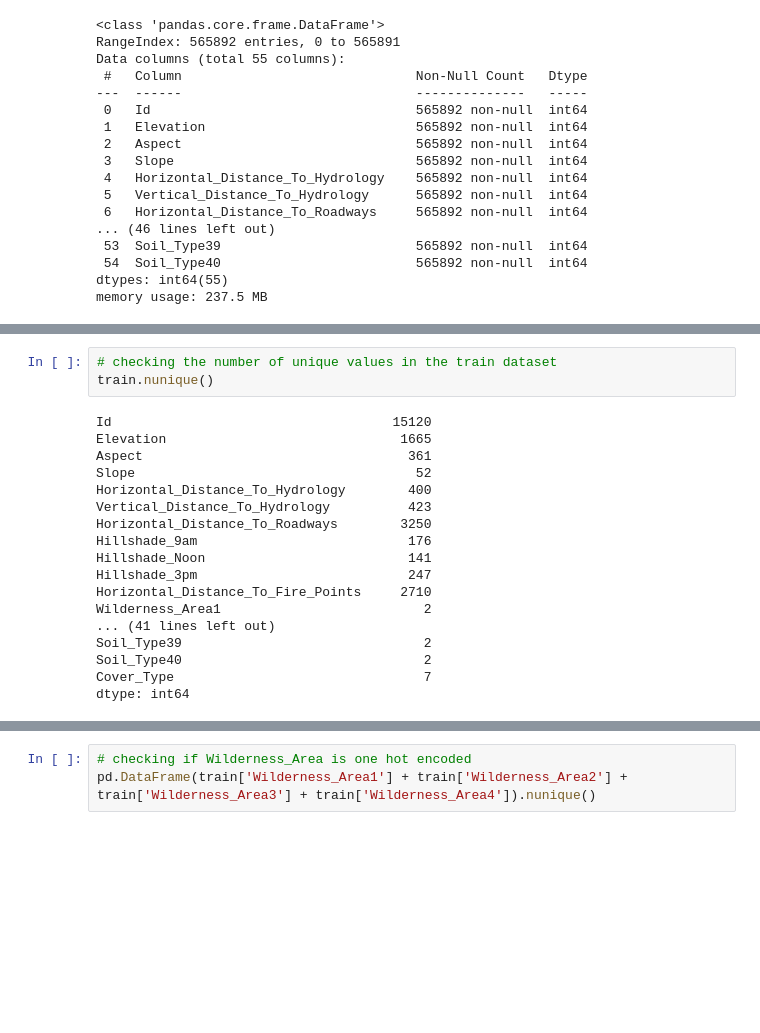
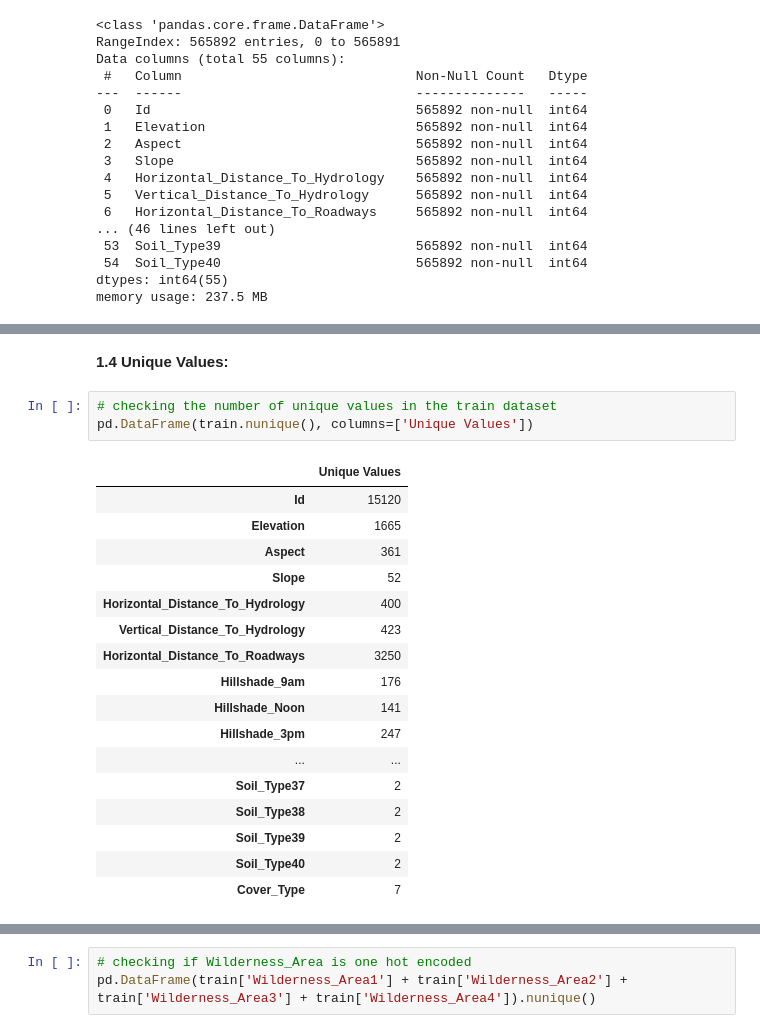
Before and after one commit to Behzad-h/forest_covertypes, a Jupyter notebook: forest_data_analysis.ipynb, the cells around one changed output, grey strips where cells are left out. Drawn from its saved outputs; the diff is of its cells as text; blank space fills up the shorter version.

```diff
--- a/forest_data_analysis.ipynb
+++ b/forest_data_analysis.ipynb
@@ -132,23 +136,25 @@ There is no missing values in the train and test sets.
+# %% [markdown]
+**1.4 Unique Values:**
 # %%
 # checking the number of unique values in the train dataset
-train.nunique()
+pd.DataFrame(train.nunique(), columns=['Unique Values'])
 # %% [output]
-Id                                    15120
-Elevation                              1665
-Aspect                                  361
-Slope                                    52
-Horizontal_Distance_To_Hydrology        400
-Vertical_Distance_To_Hydrology          423
-Horizontal_Distance_To_Roadways        3250
-Hillshade_9am                           176
-Hillshade_Noon                          141
-Hillshade_3pm                           247
-Horizontal_Distance_To_Fire_Points     2710
-Wilderness_Area1                          2
-... (41 lines left out)
-Soil_Type39                               2
-Soil_Type40                               2
-Cover_Type                                7
-dtype: int64
+|  | Unique Values |
+| Id | 15120 |
+| Elevation | 1665 |
+| Aspect | 361 |
+| Slope | 52 |
+| Horizontal_Distance_To_Hydrology | 400 |
+| Vertical_Distance_To_Hydrology | 423 |
+| Horizontal_Distance_To_Roadways | 3250 |
+| Hillshade_9am | 176 |
+| Hillshade_Noon | 141 |
+| Hillshade_3pm | 247 |
+| ... | ... |
+| Soil_Type37 | 2 |
+| Soil_Type38 | 2 |
+| Soil_Type39 | 2 |
+| Soil_Type40 | 2 |
+| Cover_Type | 7 |
 # %%
 # checking the number of unique values in the test dataset
```
Also changed, not shown: parts of 36 cells of this notebook.
